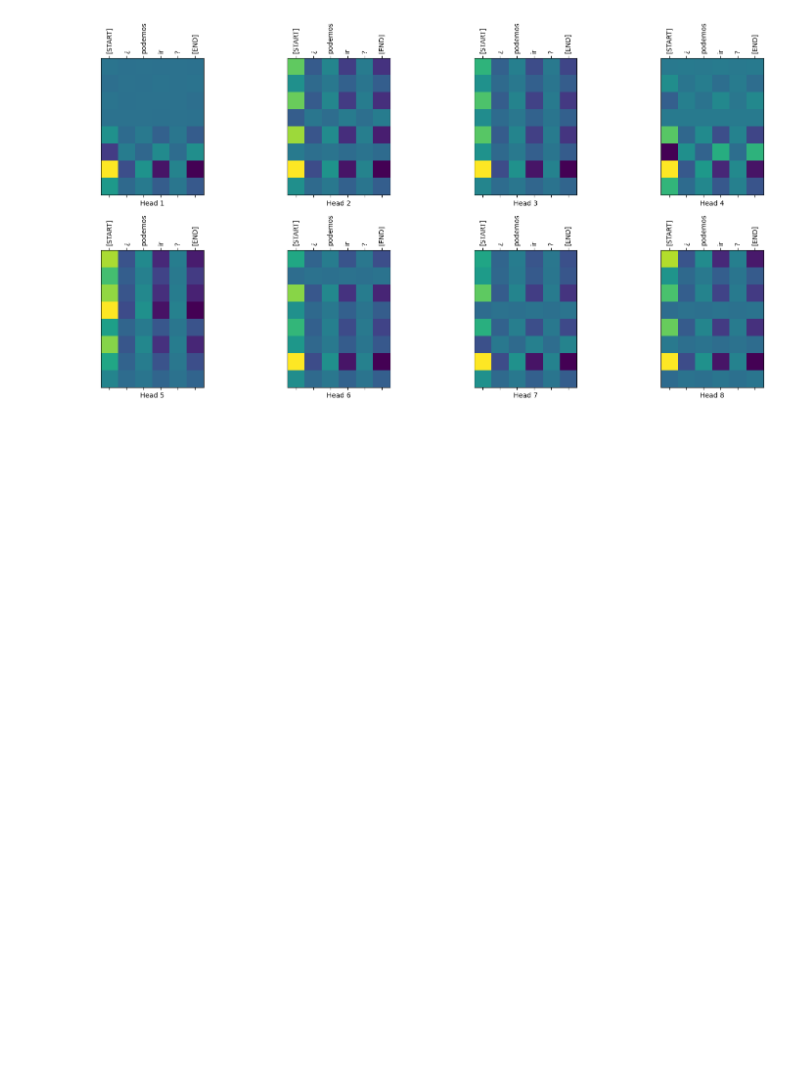
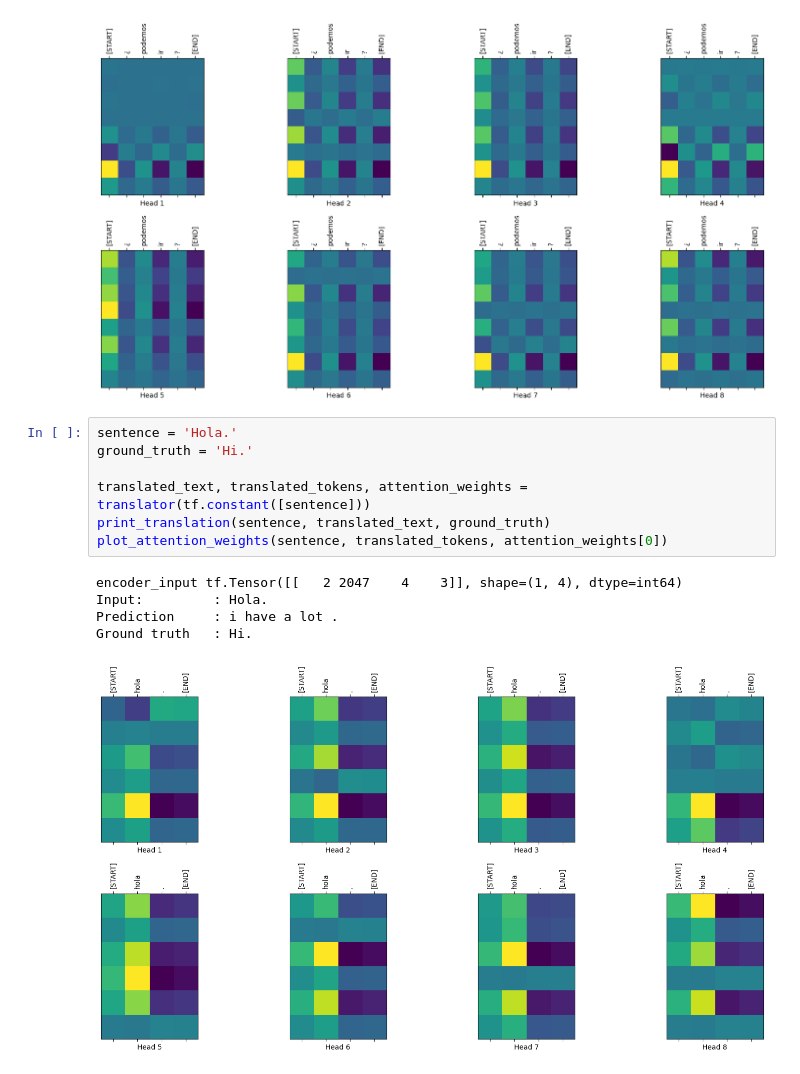
Before and after one commit to marquinamaria/UCB_MDSv4_ML, a Jupyter notebook: Proyecto Final/Proyecto_Final - NLP Attention is all you need/MDSv4_ML_PFinal_NLP_Attention_is_all_you_need.ipynb, the cells around one changed output. Saved outputs shown, nothing was run; the diff lists cells and outputs as text; blank space fills up the shorter version.

```diff
--- a/Proyecto Final/Proyecto_Final - NLP Attention is all you need/MDSv4_ML_PFinal_NLP_Attention_is_all_you_need.ipynb
+++ b/Proyecto Final/Proyecto_Final - NLP Attention is all you need/MDSv4_ML_PFinal_NLP_Attention_is_all_you_need.ipynb
@@ -1013,3 +1017,16 @@ Input:         : ¿Podemos ir?
 Prediction     : i have a lot of time .
 Ground truth   : Can we go?
 [figure]
+# %%
+sentence = 'Hola.'
+ground_truth = 'Hi.'
+
+translated_text, translated_tokens, attention_weights = translator(tf.constant([sentence]))
+print_translation(sentence, translated_text, ground_truth)
+plot_attention_weights(sentence, translated_tokens, attention_weights[0])
+# %% [output]
+encoder_input tf.Tensor([[   2 2047    4    3]], shape=(1, 4), dtype=int64)
+Input:         : Hola.
+Prediction     : i have a lot .
+Ground truth   : Hi.
+[figure, added]
```
Also changed, not shown: parts of 3 cells of this notebook.
